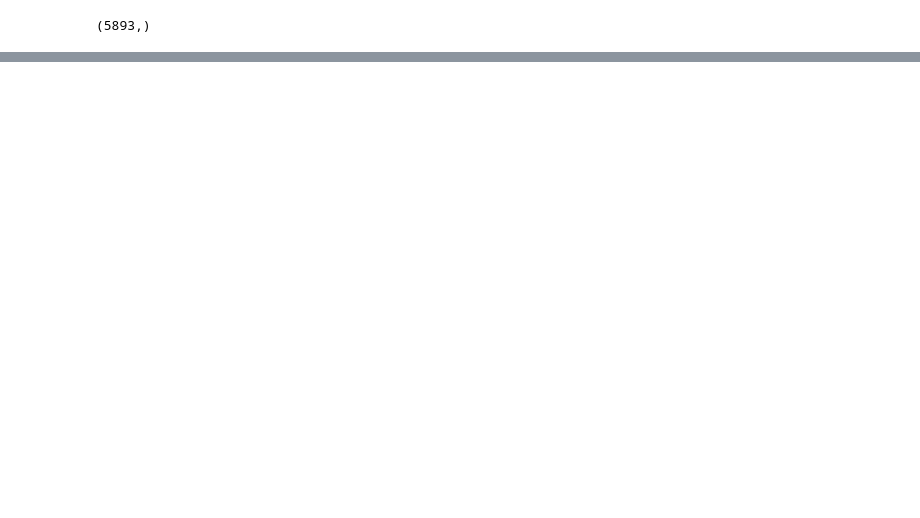
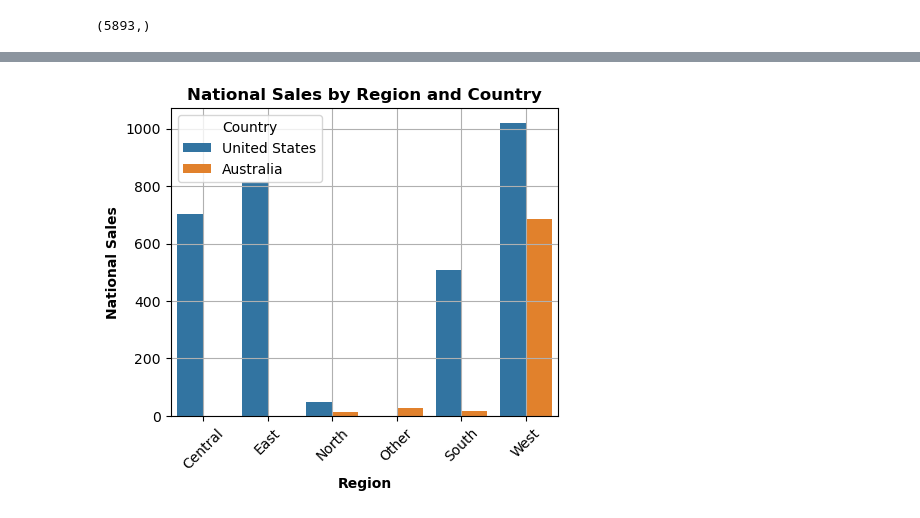
Before and after one commit to CodeBySAM2005/game-data-analysis, a Jupyter notebook: Games Data Analysis.ipynb, the cells around one changed output, grey strips where cells are left out. Cells and saved outputs as stored; diff of their text form; code cells hidden in the pictures; blank space fills up the shorter version.

Commit message:
Add some new Graphs and completed

```diff
--- a/Games Data Analysis.ipynb
+++ b/Games Data Analysis.ipynb
@@ -20,0 +59,4 @@ df['Region'].isnull().shape
+# %%
+Average_Sales  = int(Average_Sales)
+# %%
+df["NA_Sales"] = df["NA_Sales"].fillna(Average_Sales)
@@ -20,0 +79,11 @@ df['Region'].isnull().shape
+# %%
+df["Country"] = df["Country"].replace({"USA":"United States"})
+# %%
+df["Country"].str.title()
+df2 = df[df["Country"] == "Australia"]
+df = df.rename(columns = {"NA_Sales":"National Sales","Global_Sales":"Global Sales","NA_Profit":"National Profit","Global_Profit":"Global Profit"})
+# sales_cap = 2000
+
+# df["National Sales"] = np.where(sales_cap, df["National Sales"] > sales_cap,df["National Sales"])
+
+df.head(100)
@@ -20,0 +118,16 @@ df['Region'].isnull().shape
+# %%
+# Create a Bar Chart(National Sales by Region and Country)
+import seaborn as sns
+
+National_Sales = df.groupby(["Region","Country"])["National Sales"].sum().reset_index()
+plt.figure(figsize = (5,4))
+sns.barplot(data = National_Sales, x = "Region", y = "National Sales", hue = "Country" )
+plt.title("National Sales by Region and Country",fontweight = 'bold')
+plt.xlabel("Region", fontweight = 'bold')
+plt.ylabel("National Sales", fontweight = 'bold')
+plt.xticks(rotation=45)
+
+plt.grid(True)
+plt.show()
+# %% [output]
+[figure, added]
```
Also changed, not shown: parts of 14 cells of this notebook.
